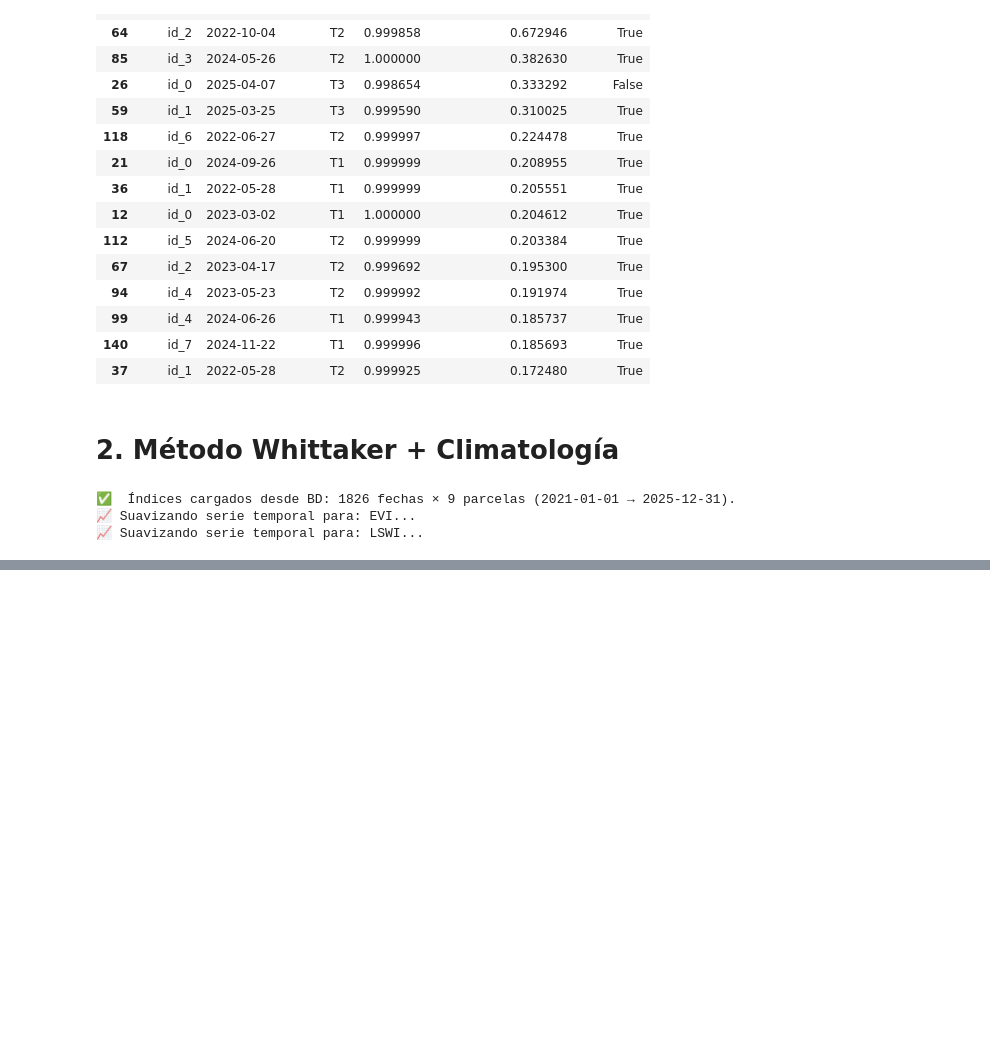
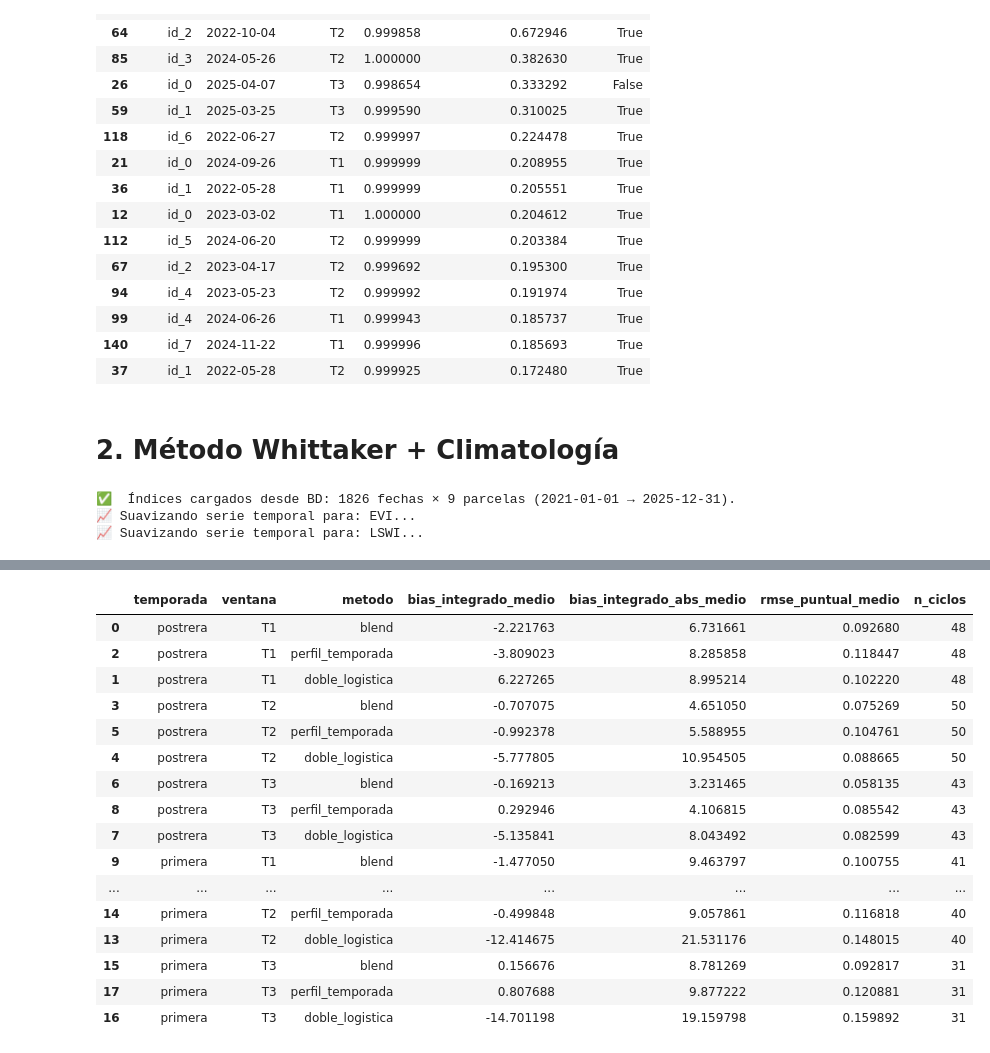
Before and after one commit to 50DayEmpire/Segmentacion_Clasificacion_Estimacion_Maiz_Comayagua, a Jupyter notebook: notebooks/extrapolacion.ipynb, the cells around one changed output, grey strips where cells are left out. Saved outputs shown, nothing was run; the diff lists cells and outputs as text; code cells hidden in the pictures; blank space fills up the shorter version.

Commit message:
Validacion de Modelos. Notebook de comparación de metodos de extrapolación

```diff
--- a/notebooks/extrapolacion.ipynb
+++ b/notebooks/extrapolacion.ipynb
@@ -827,0 +804,20 @@ Series([], Name: valor_climatologico, dtype: object)
+# %%
+def combinar_extrapolaciones(
+    extrap_dl: pd.Series,
+    extrap_perfil: pd.Series,
+    tau_dias: float = 20.0,
+) -> pd.Series:
+    """
+    Combina doble logística y perfil fenológico con peso exponencial
+    decreciente hacia el paramétrico conforme se aleja del corte: cerca
+    del corte confía en la dinámica local reciente (doble-log), lejos
+    confía en el patrón estacional histórico (perfil).
+    """
+    idx_comun = extrap_dl.index.intersection(extrap_perfil.index)
+    dias_desde_corte = (idx_comun - idx_comun[0]).days.to_numpy(dtype=float)
+    peso_dl = np.exp(-dias_desde_corte / tau_dias)
+
+    combinado = peso_dl * extrap_dl.reindex(idx_comun).to_numpy() + \
+                (1 - peso_dl) * extrap_perfil.reindex(idx_comun).to_numpy()
+
+    return pd.Series(combinado, index=idx_comun)
@@ -827,0 +882,30 @@ Series([], Name: valor_climatologico, dtype: object)
+# %%
+df_val = validar_metodos_extrapolacion("EVI")
+
+# Resumen: qué método gana por ventana y temporada, en error integrado (lo que de verdad importa para GPP/rendimiento)
+resumen = df_val.groupby(["temporada", "ventana", "metodo"]).agg(
+    bias_integrado_medio=("bias_integrado", "mean"),
+    bias_integrado_abs_medio=("bias_integrado", lambda x: x.abs().mean()),
+    rmse_puntual_medio=("rmse_puntual", "mean"),
+    n_ciclos=("bias_integrado", "count"),
+).reset_index()
+
+resumen.sort_values(["temporada", "ventana", "bias_integrado_abs_medio"])
+# %% [output]
+|  | temporada | ventana | metodo | bias_integrado_medio | bias_integrado_abs_medio | rmse_puntual_medio | n_ciclos |
+| 0 | postrera | T1 | blend | -2.221763 | 6.731661 | 0.092680 | 48 |
+| 2 | postrera | T1 | perfil_temporada | -3.809023 | 8.285858 | 0.118447 | 48 |
+| 1 | postrera | T1 | doble_logistica | 6.227265 | 8.995214 | 0.102220 | 48 |
+| 3 | postrera | T2 | blend | -0.707075 | 4.651050 | 0.075269 | 50 |
+| 5 | postrera | T2 | perfil_temporada | -0.992378 | 5.588955 | 0.104761 | 50 |
+| 4 | postrera | T2 | doble_logistica | -5.777805 | 10.954505 | 0.088665 | 50 |
+| 6 | postrera | T3 | blend | -0.169213 | 3.231465 | 0.058135 | 43 |
+| 8 | postrera | T3 | perfil_temporada | 0.292946 | 4.106815 | 0.085542 | 43 |
+| 7 | postrera | T3 | doble_logistica | -5.135841 | 8.043492 | 0.082599 | 43 |
+| 9 | primera | T1 | blend | -1.477050 | 9.463797 | 0.100755 | 41 |
+| ... | ... | ... | ... | ... | ... | ... | ... |
+| 14 | primera | T2 | perfil_temporada | -0.499848 | 9.057861 | 0.116818 | 40 |
+| 13 | primera | T2 | doble_logistica | -12.414675 | 21.531176 | 0.148015 | 40 |
+| 15 | primera | T3 | blend | 0.156676 | 8.781269 | 0.092817 | 31 |
+| 17 | primera | T3 | perfil_temporada | 0.807688 | 9.877222 | 0.120881 | 31 |
+| 16 | primera | T3 | doble_logistica | -14.701198 | 19.159798 | 0.159892 | 31 |
```
Also changed, not shown: parts of 46 cells of this notebook, 9 other files.
